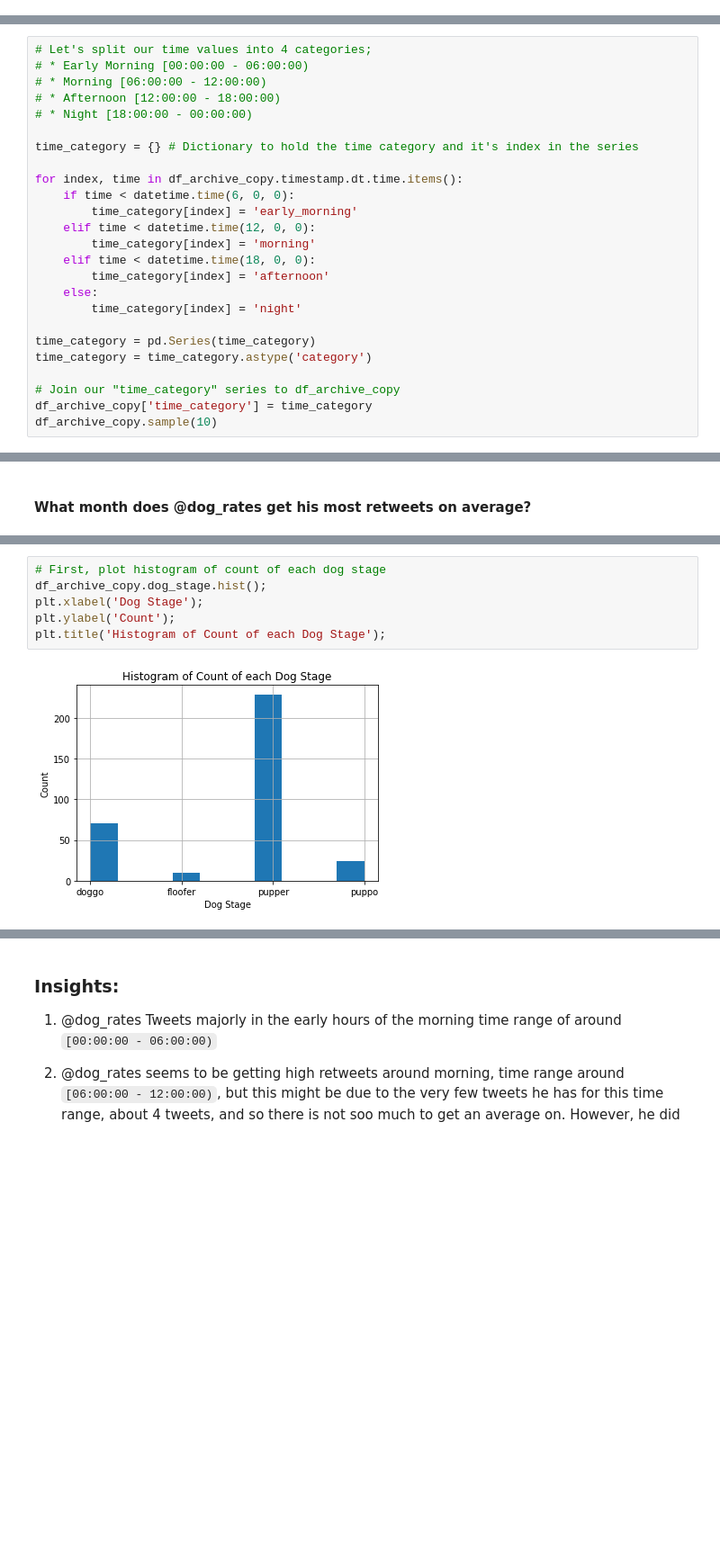
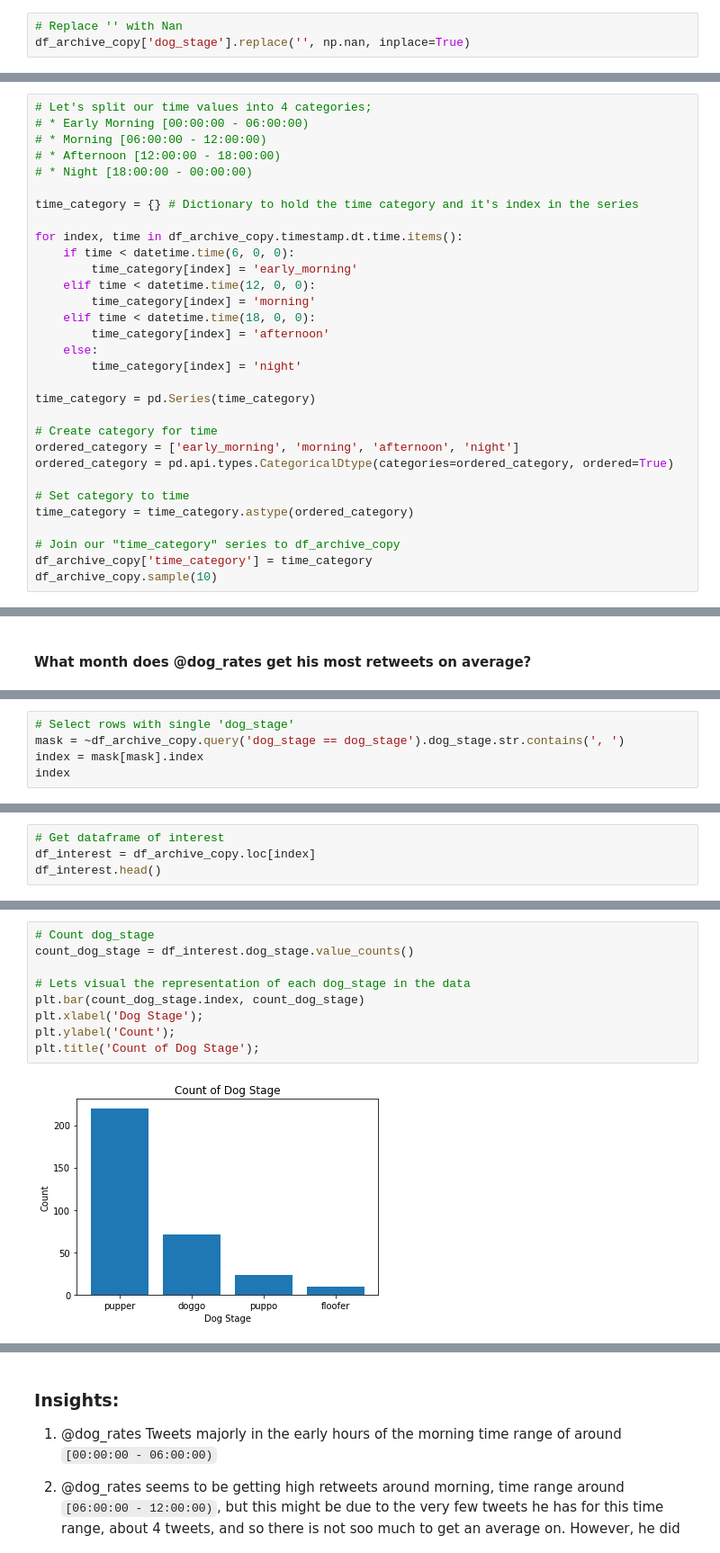
Before and after one commit to mathias-mike/Analyzing-Data, a Jupyter notebook: WeRateDogs Analysis/wrangle_act.ipynb, the cells around one changed output, grey strips where cells are left out. Shown: that part at 90% size. Drawn from its saved outputs; the diff is of its cells as text; blank space fills up the shorter version.

```diff
--- a/WeRateDogs Analysis/wrangle_act.ipynb
+++ b/WeRateDogs Analysis/wrangle_act.ipynb
@@ -697,2 +719,5 @@ df_archive_copy.loc[df_archive_copy['dog_stage'] == 'None', 'dog_stage']  = np.n
+# %%
+# Replace '' with Nan
+df_archive_copy['dog_stage'].replace('', np.nan, inplace=True)
 # %% [markdown]
 #### Test
@@ -888,7 +914,13 @@ for index, time in df_archive_copy.timestamp.dt.time.items():
         time_category[index] = 'night'
 
 time_category = pd.Series(time_category)
-time_category = time_category.astype('category')
+
+# Create category for time
+ordered_category = ['early_morning', 'morning', 'afternoon', 'night']
+ordered_category = pd.api.types.CategoricalDtype(categories=ordered_category, ordered=True)
+
+# Set category to time
+time_category = time_category.astype(ordered_category)
 
 # Join our "time_category" series to df_archive_copy
 df_archive_copy['time_category'] = time_category
@@ -1006,0 +1061,5 @@ plt.ylabel('Average Retweet count');
+# %%
+# Select rows with single 'dog_stage'
+mask = ~df_archive_copy.query('dog_stage == dog_stage').dog_stage.str.contains(', ')
+index = mask[mask].index
+index
@@ -1006,0 +1071,4 @@ plt.ylabel('Average Retweet count');
+# %%
+# Get dataframe of interest
+df_interest = df_archive_copy.loc[index]
+df_interest.head()
@@ -1007,8 +1082,11 @@ plt.ylabel('Average Retweet count');
 # %%
-# First, plot histogram of count of each dog stage
-df_archive_copy.dog_stage.hist();
+# Count dog_stage
+count_dog_stage = df_interest.dog_stage.value_counts()
+
+# Lets visual the representation of each dog_stage in the data
+plt.bar(count_dog_stage.index, count_dog_stage)
 plt.xlabel('Dog Stage');
 plt.ylabel('Count');
-plt.title('Histogram of Count of each Dog Stage');
+plt.title('Count of Dog Stage');
 # %% [output]
-[figure, old version]
+[figure, new version]
```
Also changed, not shown: parts of 88 cells of this notebook, 8 other files.
